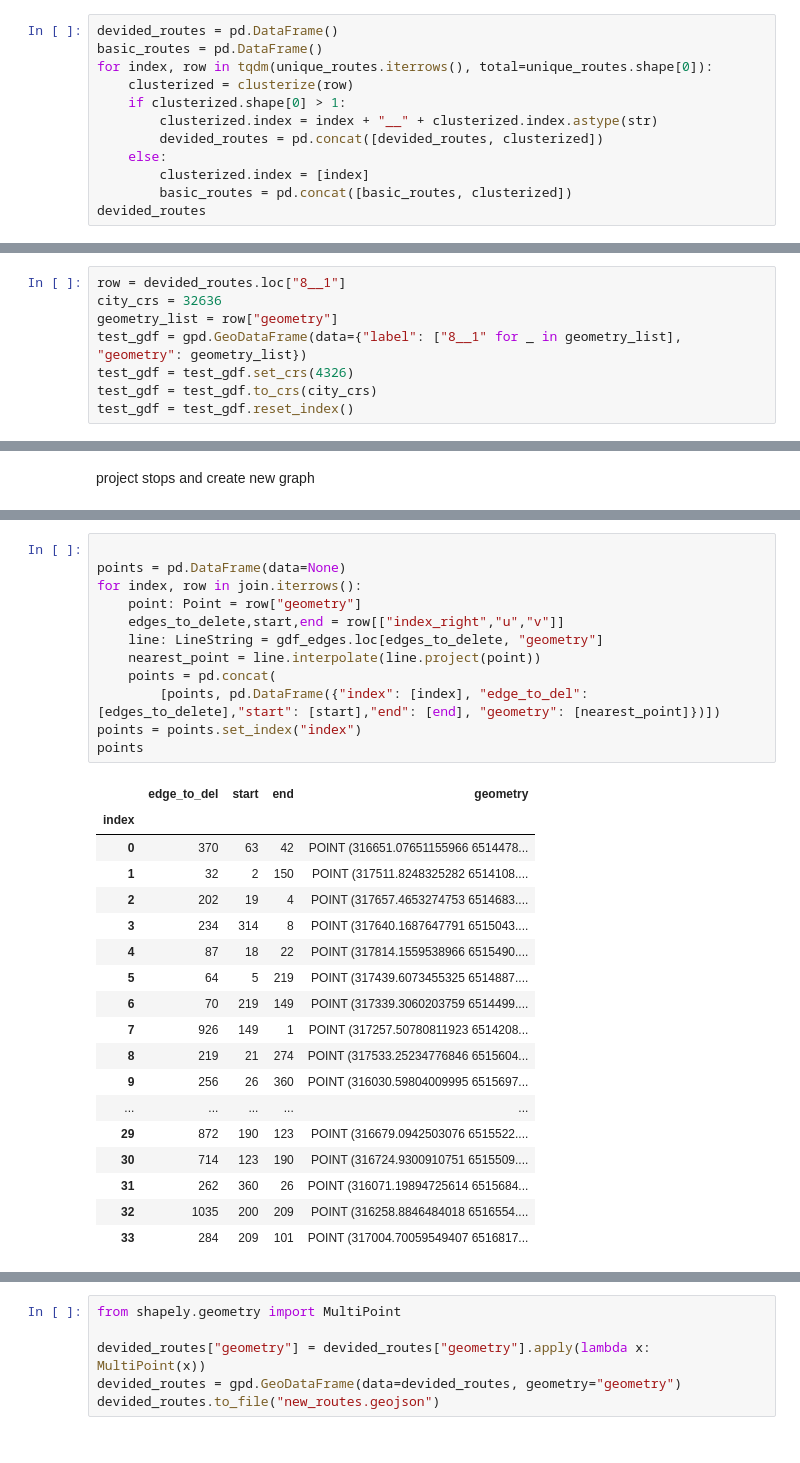
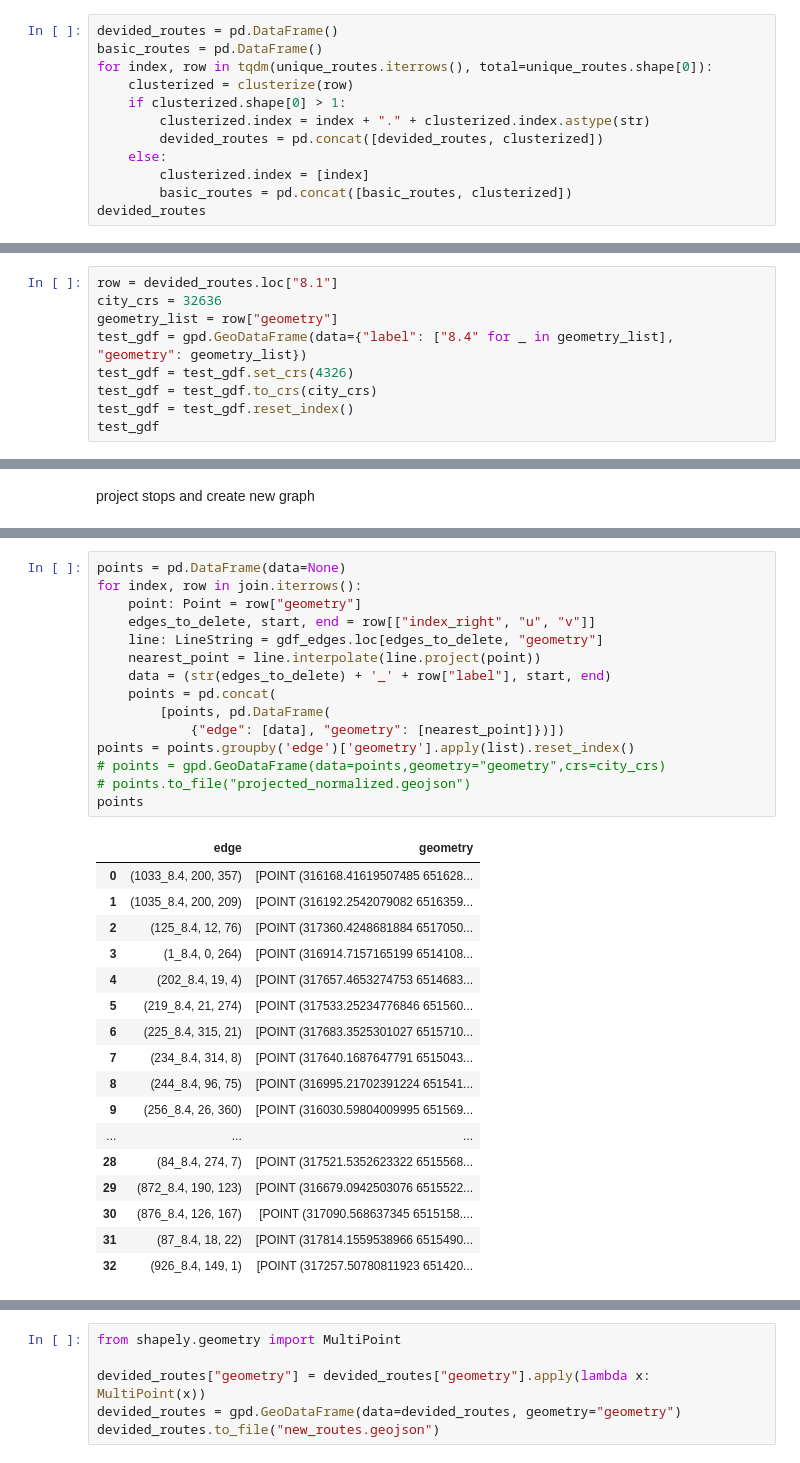
Before and after one commit to DDonnyy/dongraphio, a Jupyter notebook: src/dongraphio/hamilton_graph/test.ipynb, the cells around one changed output, grey strips where cells are left out. Drawn from its saved outputs; the diff is of its cells as text.

```diff
--- a/src/dongraphio/hamilton_graph/test.ipynb
+++ b/src/dongraphio/hamilton_graph/test.ipynb
@@ -97,7 +97,7 @@ basic_routes = pd.DataFrame()
 for index, row in tqdm(unique_routes.iterrows(), total=unique_routes.shape[0]):
     clusterized = clusterize(row)
     if clusterized.shape[0] > 1:
-        clusterized.index = index + "__" + clusterized.index.astype(str)
+        clusterized.index = index + "." + clusterized.index.astype(str)
         devided_routes = pd.concat([devided_routes, clusterized])
     else:
         clusterized.index = [index]
@@ -120,9 +120,10 @@ devided_routes
 146 rows × 1 columns
 # %%
-row = devided_routes.loc["8__1"]
+row = devided_routes.loc["8.1"]
 city_crs = 32636
 geometry_list = row["geometry"]
-test_gdf = gpd.GeoDataFrame(data={"label": ["8__1" for _ in geometry_list], "geometry": geometry_list})
+test_gdf = gpd.GeoDataFrame(data={"label": ["8.4" for _ in geometry_list], "geometry": geometry_list})
 test_gdf = test_gdf.set_crs(4326)
 test_gdf = test_gdf.to_crs(city_crs)
 test_gdf = test_gdf.reset_index()
+test_gdf
@@ -164,31 +182,33 @@ join
 # %%
-
 points = pd.DataFrame(data=None)
 for index, row in join.iterrows():
     point: Point = row["geometry"]
-    edges_to_delete,start,end = row[["index_right","u","v"]]
+    edges_to_delete, start, end = row[["index_right", "u", "v"]]
     line: LineString = gdf_edges.loc[edges_to_delete, "geometry"]
     nearest_point = line.interpolate(line.project(point))
+    data = (str(edges_to_delete) + '_' + row["label"], start, end)
     points = pd.concat(
-        [points, pd.DataFrame({"index": [index], "edge_to_del": [edges_to_delete],"start": [start],"end": [end], "geometry": [nearest_point]})])
-points = points.set_index("index")
+        [points, pd.DataFrame(
+            {"edge": [data], "geometry": [nearest_point]})])
+points = points.groupby('edge')['geometry'].apply(list).reset_index()
+# points = gpd.GeoDataFrame(data=points,geometry="geometry",crs=city_crs)
+# points.to_file("projected_normalized.geojson")
 points
 # %% [output]
-|  | edge_to_del | start | end | geometry |
-| index |  |  |  |  |
-| 0 | 370 | 63 | 42 | POINT (316651.07651155966 6514478... |
-| 1 | 32 | 2 | 150 | POINT (317511.8248325282 6514108.... |
-| 2 | 202 | 19 | 4 | POINT (317657.4653274753 6514683.... |
-| 3 | 234 | 314 | 8 | POINT (317640.1687647791 6515043.... |
-| 4 | 87 | 18 | 22 | POINT (317814.1559538966 6515490.... |
-| 5 | 64 | 5 | 219 | POINT (317439.6073455325 6514887.... |
-| 6 | 70 | 219 | 149 | POINT (317339.3060203759 6514499.... |
-| 7 | 926 | 149 | 1 | POINT (317257.50780811923 6514208... |
-| 8 | 219 | 21 | 274 | POINT (317533.25234776846 6515604... |
-| 9 | 256 | 26 | 360 | POINT (316030.59804009995 6515697... |
-| ... | ... | ... | ... | ... |
-| 29 | 872 | 190 | 123 | POINT (316679.0942503076 6515522.... |
-| 30 | 714 | 123 | 190 | POINT (316724.9300910751 6515509.... |
-| 31 | 262 | 360 | 26 | POINT (316071.19894725614 6515684... |
-| 32 | 1035 | 200 | 209 | POINT (316258.8846484018 6516554.... |
-| 33 | 284 | 209 | 101 | POINT (317004.70059549407 6516817... |
+|  | edge | geometry |
+| 0 | (1033_8.4, 200, 357) | [POINT (316168.41619507485 651628... |
+| 1 | (1035_8.4, 200, 209) | [POINT (316192.2542079082 6516359... |
+| 2 | (125_8.4, 12, 76) | [POINT (317360.4248681884 6517050... |
+| 3 | (1_8.4, 0, 264) | [POINT (316914.7157165199 6514108... |
+| 4 | (202_8.4, 19, 4) | [POINT (317657.4653274753 6514683... |
+| 5 | (219_8.4, 21, 274) | [POINT (317533.25234776846 651560... |
+| 6 | (225_8.4, 315, 21) | [POINT (317683.3525301027 6515710... |
+| 7 | (234_8.4, 314, 8) | [POINT (317640.1687647791 6515043... |
+| 8 | (244_8.4, 96, 75) | [POINT (316995.21702391224 651541... |
+| 9 | (256_8.4, 26, 360) | [POINT (316030.59804009995 651569... |
+| ... | ... | ... |
+| 28 | (84_8.4, 274, 7) | [POINT (317521.5352623322 6515568... |
+| 29 | (872_8.4, 190, 123) | [POINT (316679.0942503076 6515522... |
+| 30 | (876_8.4, 126, 167) | [POINT (317090.568637345 6515158.... |
+| 31 | (87_8.4, 18, 22) | [POINT (317814.1559538966 6515490... |
+| 32 | (926_8.4, 149, 1) | [POINT (317257.50780811923 651420... |
```
Also changed, not shown: parts of 15 cells of this notebook.
